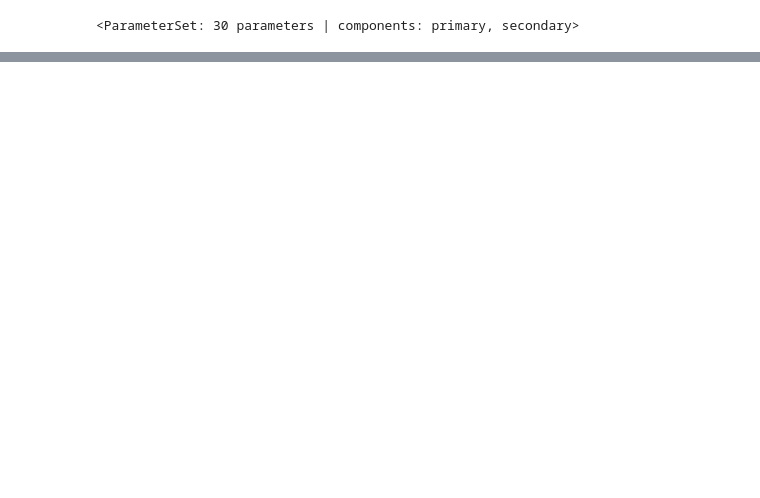
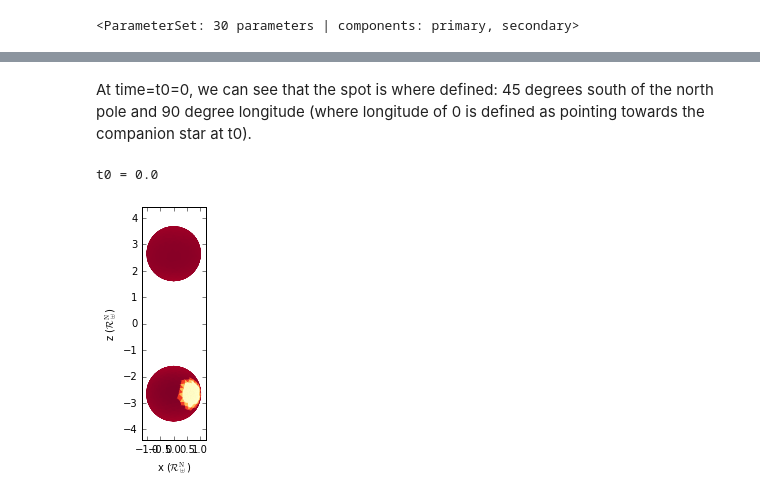
Before and after one commit to phoebe-project/phoebe2-docs, a Jupyter notebook: examples/binary_spots.ipynb, the cells around one changed output, grey strips where cells are left out. Drawn from its saved outputs; the diff is of its cells as text; code cells hidden in the pictures; blank space fills up the shorter version.

```diff
--- a/examples/binary_spots.ipynb
+++ b/examples/binary_spots.ipynb
@@ -75,0 +82,4 @@ axs, artists = b.plot(component='primary', facecolor='teffs', facecmap='YlOrRd',
+# %%
+b.set_value('syncpar@primary', 1.5)
+# %%
+b.add_dataset('mesh', times=[0,0.25,0.5,0.75,1.0])
@@ -75,0 +88,2 @@ axs, artists = b.plot(component='primary', facecolor='teffs', facecmap='YlOrRd',
+# %%
+b.run_compute(irrad_method='none')
@@ -75,0 +93,10 @@ axs, artists = b.plot(component='primary', facecolor='teffs', facecmap='YlOrRd',
+# %% [markdown]
+At time=t0=0, we can see that the spot is where defined: 45 degrees south of the north pole and 90 degree longitude (where longitude of 0 is defined as pointing towards the companion star at t0).
+# %%
+print "t0 = {}".format(b.get_value('t0', context='system'))
+# %% [output]
+t0 = 0.0
+# %%
+axs, artists = b.plot(time=0, facecolor='teffs', facecmap='YlOrRd', edgecolor=None, y='zs')
+# %% [output]
+[figure, added]
```
Also changed, not shown: parts of 18 cells of this notebook, 3 other files.
